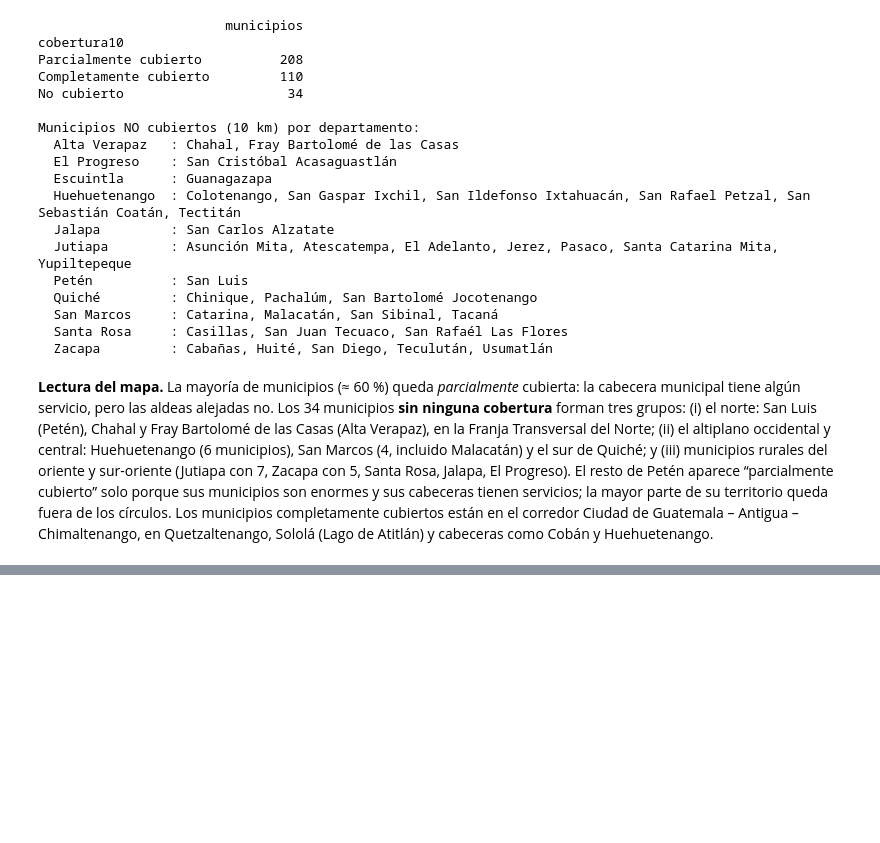
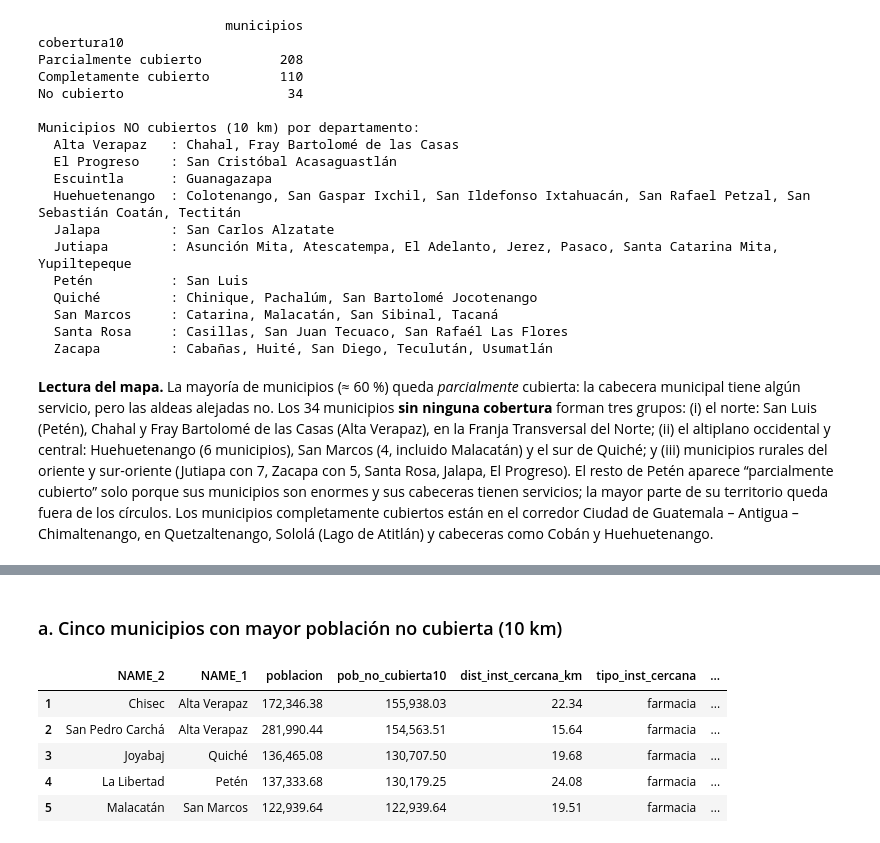
Before and after one commit to Branuvg/lab5_modsim, a Jupyter notebook: lab5.ipynb, the cells around one changed output, grey strips where cells are left out. Cells and saved outputs as stored; diff of their text form; code cells hidden in the pictures; blank space fills up the shorter version.

```diff
--- a/lab5.ipynb
+++ b/lab5.ipynb
@@ -628,0 +638,42 @@ Antigua – Chimaltenango, en Quetzaltenango, Sololá (Lago de Atitlán) y cabec
+# %%
+n2 = len(gadm2_p)
+valid = px_z2 >= 0
+z, p, d = px_z2[valid], px_pop[valid], d_pix[valid]
+bc = lambda w: np.bincount(z, weights=w, minlength=n2)
+
+mun = gadm2_p[["GID_2", "NAME_1", "NAME_2", "mun", "geometry"]].copy()
+mun["area_km2"] = mun.area / 1e6
+mun["poblacion"] = bc(p)
+mun["pob_no_cubierta10"] = bc(p * (d > 10_000))
+mun["pob_cubierta10"] = mun["poblacion"] - mun["pob_no_cubierta10"]
+mun["instalaciones"] = np.bincount(
+    gpd.sjoin(fac_p[["geometry"]], mun[["geometry"]], predicate="within")["index_right"], minlength=n2)
+
+# centroide poblacional y su instalación más cercana
+with np.errstate(invalid="ignore", divide="ignore"):
+    cx, cy = bc(p * px_x[valid]) / mun["poblacion"], bc(p * px_y[valid]) / mun["poblacion"]
+geo_c = mun.geometry.representative_point()
+cx, cy = np.where(mun["poblacion"] > 0, cx, geo_c.x), np.where(mun["poblacion"] > 0, cy, geo_c.y)
+dc, jc = fac_tree.query(np.column_stack([cx, cy]))
+mun["dist_inst_cercana_km"] = dc / 1000
+mun["tipo_inst_cercana"] = fac_p["tipo"].values[jc]
+mun["nombre_inst_cercana"] = fac_p["name"].fillna("(sin nombre)").values[jc]
+# distancia media ponderada por población (se usa en Task 2.2)
+with np.errstate(invalid="ignore", divide="ignore"):
+    mun["dist_media_pob_km"] = bc(p * d) / mun["poblacion"] / 1000
+# %% [markdown]
+### a. Cinco municipios con mayor población no cubierta (10 km)
+# %%
+top5 = mun.sort_values("pob_no_cubierta10", ascending=False).head(5).copy()
+top5["tipo_inst_cercana"] = top5["tipo_inst_cercana"].map(TYPE_ES)
+top5_tbl = top5[["NAME_2", "NAME_1", "poblacion", "pob_no_cubierta10", "dist_inst_cercana_km",
+                 "tipo_inst_cercana", "nombre_inst_cercana"]].reset_index(drop=True)
+top5_tbl.index += 1
+top5_tbl
+# %% [output]
+|  | NAME_2 | NAME_1 | poblacion | pob_no_cubierta10 | dist_inst_cercana_km | tipo_inst_cercana | ... |
+| 1 | Chisec | Alta Verapaz | 172,346.38 | 155,938.03 | 22.34 | farmacia | ... |
+| 2 | San Pedro Carchá | Alta Verapaz | 281,990.44 | 154,563.51 | 15.64 | farmacia | ... |
+| 3 | Joyabaj | Quiché | 136,465.08 | 130,707.50 | 19.68 | farmacia | ... |
+| 4 | La Libertad | Petén | 137,333.68 | 130,179.25 | 24.08 | farmacia | ... |
+| 5 | Malacatán | San Marcos | 122,939.64 | 122,939.64 | 19.51 | farmacia | ... |
```
Also changed, not shown: parts of 6 cells of this notebook.
